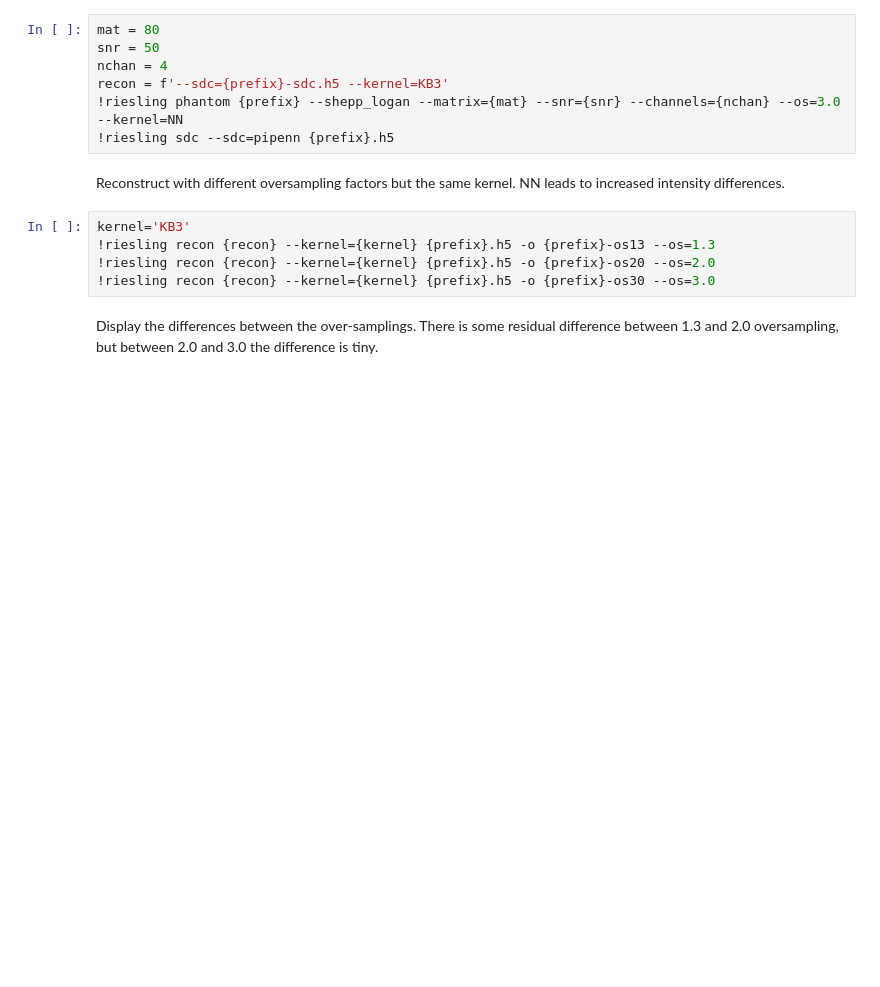
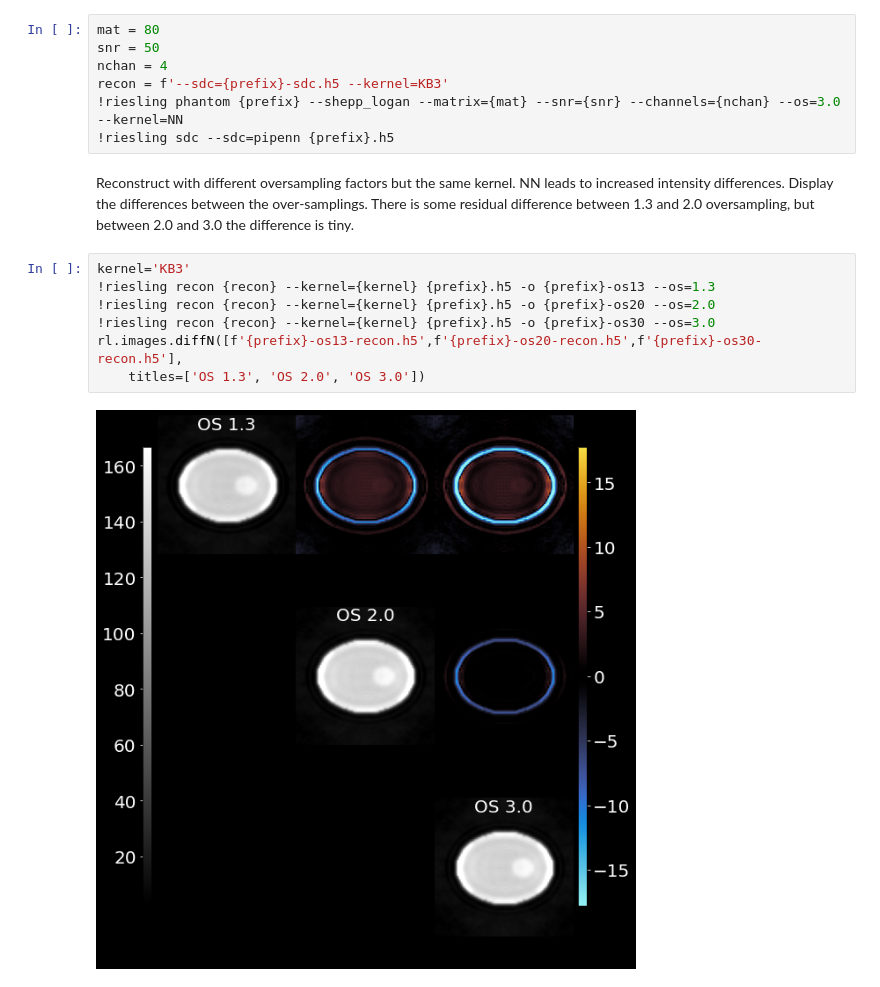
Before and after one commit to spinicist/old-riesling-examples, a Jupyter notebook: oversamp.ipynb, the cells around one changed output. Cells and saved outputs as stored; diff of their text form; blank space fills up the shorter version.

Commit message:
Fix bug in diffN

```diff
--- a/oversamp.ipynb
+++ b/oversamp.ipynb
@@ -21,11 +23,13 @@ recon = f'--sdc={prefix}-sdc.h5 --kernel=KB3'
 !riesling phantom {prefix} --shepp_logan --matrix={mat} --snr={snr} --channels={nchan} --os=3.0 --kernel=NN
 !riesling sdc --sdc=pipenn {prefix}.h5
 # %% [markdown]
-Reconstruct with different oversampling factors but the same kernel. NN leads to increased intensity differences.
+Reconstruct with different oversampling factors but the same kernel. NN leads to increased intensity differences. Display the differences between the over-samplings. There is some residual difference between 1.3 and 2.0 oversampling, but between 2.0 and 3.0 the difference is tiny.
 # %%
 kernel='KB3'
 !riesling recon {recon} --kernel={kernel} {prefix}.h5 -o {prefix}-os13 --os=1.3
 !riesling recon {recon} --kernel={kernel} {prefix}.h5 -o {prefix}-os20 --os=2.0
 !riesling recon {recon} --kernel={kernel} {prefix}.h5 -o {prefix}-os30 --os=3.0
+rl.images.diffN([f'{prefix}-os13-recon.h5',f'{prefix}-os20-recon.h5',f'{prefix}-os30-recon.h5'],
+    titles=['OS 1.3', 'OS 2.0', 'OS 3.0'])
+# %% [output]
+[figure, added]
-# %% [markdown]
-Display the differences between the over-samplings. There is some residual difference between 1.3 and 2.0 oversampling, but between 2.0 and 3.0 the difference is tiny.
```
Also changed, not shown: parts of 2 cells of this notebook, 1 other file.
